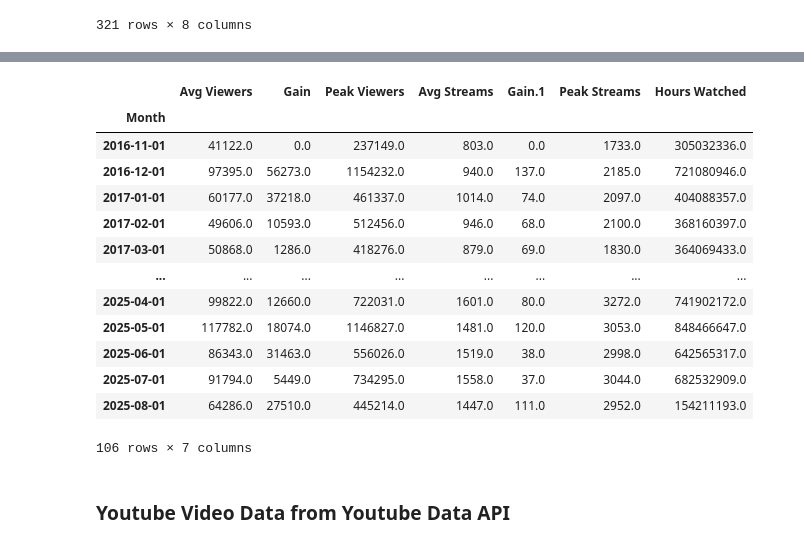
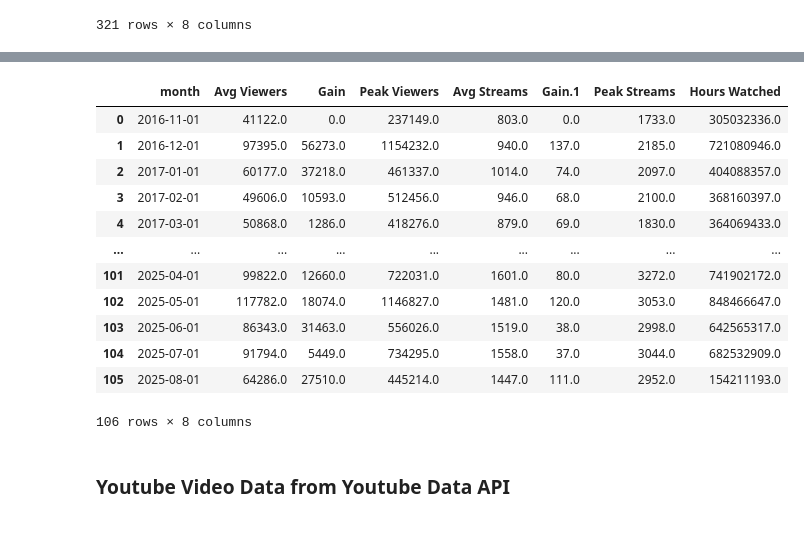
Before and after one commit to Axewuf/Beyond-The-Crosshair, a Jupyter notebook: notebooks/BeyondTheCrosshair.ipynb, the cells around one changed output, grey strips where cells are left out. Saved outputs shown, nothing was run; the diff lists cells and outputs as text; code cells hidden in the pictures.

Commit message:
procesing data and making graphs

```diff
--- a/notebooks/BeyondTheCrosshair.ipynb
+++ b/notebooks/BeyondTheCrosshair.ipynb
@@ -302,5 +302,6 @@ twitch_data_merged[numeric_fields] = twitch_data_merged[numeric_fields].replace(
 
 twitch_data_merged["Month"] = pd.to_datetime(twitch_data_merged["Month"], format="%b-%y")
 twitch_data_merged = twitch_data_merged.sort_values("Month")
+twitch_data_merged = twitch_data_merged.rename(columns={"Month": "month"})
 twitch_data_merged.head()
 # %% [output]
@@ -313,22 +334,22 @@ twitch_data_merged.head()
 # %%
 twitch_data_merged_grouped = twitch_data_merged.groupby(twitch_data_merged.columns[0]).sum()
+twitch_data_merged_grouped = twitch_data_merged_grouped.reset_index()
 # twitch_data_merged_grouped.to_csv("../assets/TwitchTracker_merged_cleaned.csv", encoding="utf-8")
 twitch_data_merged_grouped
 # %% [output]
-|  | Avg Viewers | Gain | Peak Viewers | Avg Streams | Gain.1 | Peak Streams | Hours Watched |
-| Month |  |  |  |  |  |  |  |
-| 2016-11-01 | 41122.0 | 0.0 | 237149.0 | 803.0 | 0.0 | 1733.0 | 305032336.0 |
-| 2016-12-01 | 97395.0 | 56273.0 | 1154232.0 | 940.0 | 137.0 | 2185.0 | 721080946.0 |
-| 2017-01-01 | 60177.0 | 37218.0 | 461337.0 | 1014.0 | 74.0 | 2097.0 | 404088357.0 |
-| 2017-02-01 | 49606.0 | 10593.0 | 512456.0 | 946.0 | 68.0 | 2100.0 | 368160397.0 |
-| 2017-03-01 | 50868.0 | 1286.0 | 418276.0 | 879.0 | 69.0 | 1830.0 | 364069433.0 |
-| ... | ... | ... | ... | ... | ... | ... | ... |
-| 2025-04-01 | 99822.0 | 12660.0 | 722031.0 | 1601.0 | 80.0 | 3272.0 | 741902172.0 |
-| 2025-05-01 | 117782.0 | 18074.0 | 1146827.0 | 1481.0 | 120.0 | 3053.0 | 848466647.0 |
-| 2025-06-01 | 86343.0 | 31463.0 | 556026.0 | 1519.0 | 38.0 | 2998.0 | 642565317.0 |
-| 2025-07-01 | 91794.0 | 5449.0 | 734295.0 | 1558.0 | 37.0 | 3044.0 | 682532909.0 |
-| 2025-08-01 | 64286.0 | 27510.0 | 445214.0 | 1447.0 | 111.0 | 2952.0 | 154211193.0 |
+|  | month | Avg Viewers | Gain | Peak Viewers | Avg Streams | Gain.1 | Peak Streams | Hours Watched |
+| 0 | 2016-11-01 | 41122.0 | 0.0 | 237149.0 | 803.0 | 0.0 | 1733.0 | 305032336.0 |
+| 1 | 2016-12-01 | 97395.0 | 56273.0 | 1154232.0 | 940.0 | 137.0 | 2185.0 | 721080946.0 |
+| 2 | 2017-01-01 | 60177.0 | 37218.0 | 461337.0 | 1014.0 | 74.0 | 2097.0 | 404088357.0 |
+| 3 | 2017-02-01 | 49606.0 | 10593.0 | 512456.0 | 946.0 | 68.0 | 2100.0 | 368160397.0 |
+| 4 | 2017-03-01 | 50868.0 | 1286.0 | 418276.0 | 879.0 | 69.0 | 1830.0 | 364069433.0 |
+| ... | ... | ... | ... | ... | ... | ... | ... | ... |
+| 101 | 2025-04-01 | 99822.0 | 12660.0 | 722031.0 | 1601.0 | 80.0 | 3272.0 | 741902172.0 |
+| 102 | 2025-05-01 | 117782.0 | 18074.0 | 1146827.0 | 1481.0 | 120.0 | 3053.0 | 848466647.0 |
+| 103 | 2025-06-01 | 86343.0 | 31463.0 | 556026.0 | 1519.0 | 38.0 | 2998.0 | 642565317.0 |
+| 104 | 2025-07-01 | 91794.0 | 5449.0 | 734295.0 | 1558.0 | 37.0 | 3044.0 | 682532909.0 |
+| 105 | 2025-08-01 | 64286.0 | 27510.0 | 445214.0 | 1447.0 | 111.0 | 2952.0 | 154211193.0 |
-106 rows × 7 columns
+106 rows × 8 columns
 # %% [markdown]
 ### Youtube Video Data from Youtube Data API
 # %%
```
Also changed, not shown: parts of 18 cells of this notebook, 6 other files.
